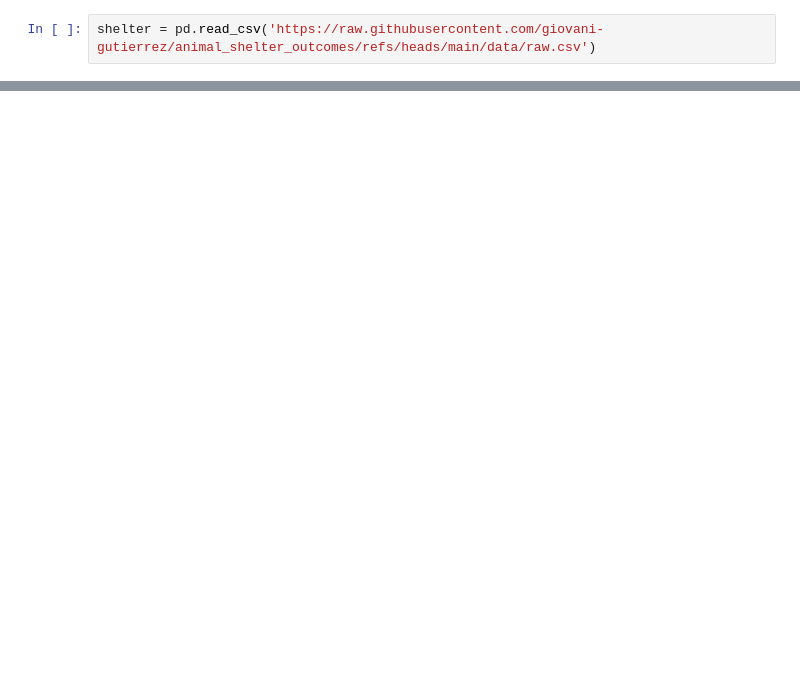
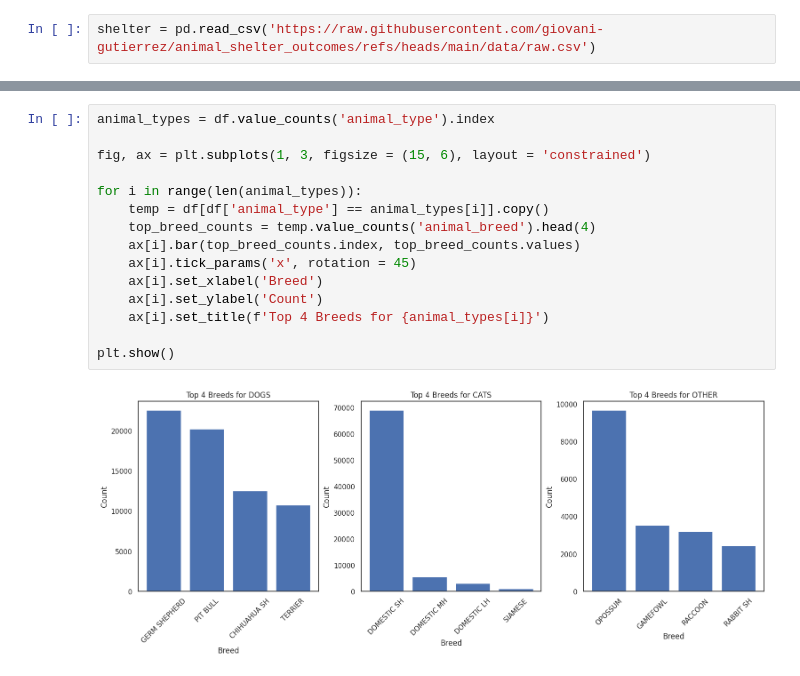
Before and after one commit to giovani-gutierrez/animal_shelter_outcomes, a Jupyter notebook: notebooks/01_eda.ipynb, the cells around one changed output, grey strips where cells are left out. Cells and saved outputs as stored; diff of their text form; blank space fills up the shorter version.

```diff
--- a/notebooks/01_eda.ipynb
+++ b/notebooks/01_eda.ipynb
@@ -386,0 +118,17 @@ dtype: int64
+# %%
+animal_types = df.value_counts('animal_type').index
+
+fig, ax = plt.subplots(1, 3, figsize = (15, 6), layout = 'constrained')
+
+for i in range(len(animal_types)):
+    temp = df[df['animal_type'] == animal_types[i]].copy()
+    top_breed_counts = temp.value_counts('animal_breed').head(4)
+    ax[i].bar(top_breed_counts.index, top_breed_counts.values)
+    ax[i].tick_params('x', rotation = 45)
+    ax[i].set_xlabel('Breed')
+    ax[i].set_ylabel('Count')
+    ax[i].set_title(f'Top 4 Breeds for {animal_types[i]}')
+
+plt.show()
+# %% [output]
+[figure, added]
```
Also changed, not shown: parts of 58 cells of this notebook.
